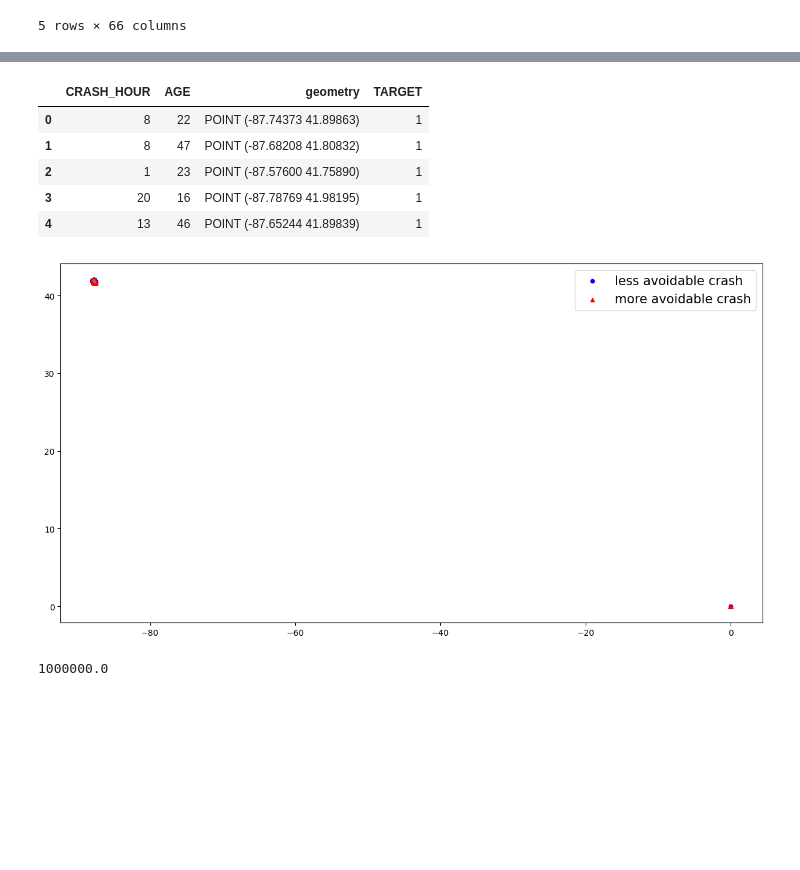
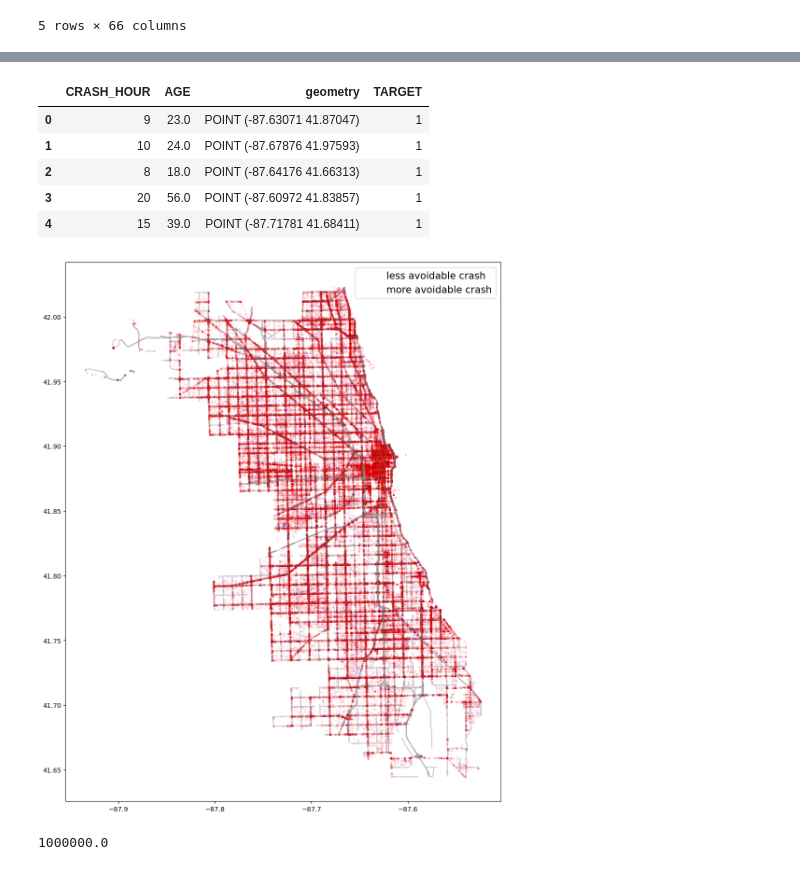
Before and after one commit to joeldmott/chicago_auto_accidents_project, a Jupyter notebook: project_notebook.ipynb, the cells around one changed output, grey strips where cells are left out. Saved outputs shown, nothing was run; the diff lists cells and outputs as text; code cells hidden in the pictures; blank space fills up the shorter version.

Commit message:
got the map data to work

```diff
--- a/project_notebook.ipynb
+++ b/project_notebook.ipynb
@@ -73,7 +75,5 @@ df.head()
 # %%
-#A new index column was added in for some reason, let's drop that
-df.drop('Unnamed: 0', axis=1, inplace=True)
-#Now let's check and see if it looks like it did back in the data engineering notebook:
+#let's check and see if it looks like it did back in the data engineering notebook:
 df.info()
 # %% [output]
 <class 'pandas.core.frame.DataFrame'>
@@ -1690,28 +1663,29 @@ geo_df = pd.concat([geo_df, y_train_over], axis=1)
 geo_df.head()
 # %% [output]
 |  | CRASH_HOUR | AGE | geometry | TARGET |
-| 0 | 8 | 22 | POINT (-87.74373 41.89863) | 1 |
-| 1 | 8 | 47 | POINT (-87.68208 41.80832) | 1 |
-| 2 | 1 | 23 | POINT (-87.57600 41.75890) | 1 |
-| 3 | 20 | 16 | POINT (-87.78769 41.98195) | 1 |
-| 4 | 13 | 46 | POINT (-87.65244 41.89839) | 1 |
+| 0 | 9 | 23.0 | POINT (-87.63071 41.87047) | 1 |
+| 1 | 10 | 24.0 | POINT (-87.67876 41.97593) | 1 |
+| 2 | 8 | 18.0 | POINT (-87.64176 41.66313) | 1 |
+| 3 | 20 | 56.0 | POINT (-87.60972 41.83857) | 1 |
+| 4 | 15 | 39.0 | POINT (-87.71781 41.68411) | 1 |
 # %%
-from matplotlib import pyplot as plt
 fig, ax = plt.subplots(figsize=(15,15))
 street_map.plot(ax=ax, alpha=0.4, color='grey')
 geo_df[geo_df['TARGET'] == 0].plot(ax=ax,
-                                   markersize=20,
+                                   alpha=0.01,
+                                   markersize=7,
                                    color='blue',
                                    marker='o',
                                    label='less avoidable crash')
 geo_df[geo_df['TARGET'] == 1].plot(ax=ax,
-                                   markersize=20,
+                                   alpha=0.01,
+                                   markersize=7,
                                    color='red',
                                    marker='^',
                                    label='more avoidable crash')
 plt.legend(prop={'size':15});
 # %% [output]
-[figure, old version]
+[figure, new version]
 # %%
 1e6
 # %% [output]
```
Also changed, not shown: parts of 24 cells of this notebook.
